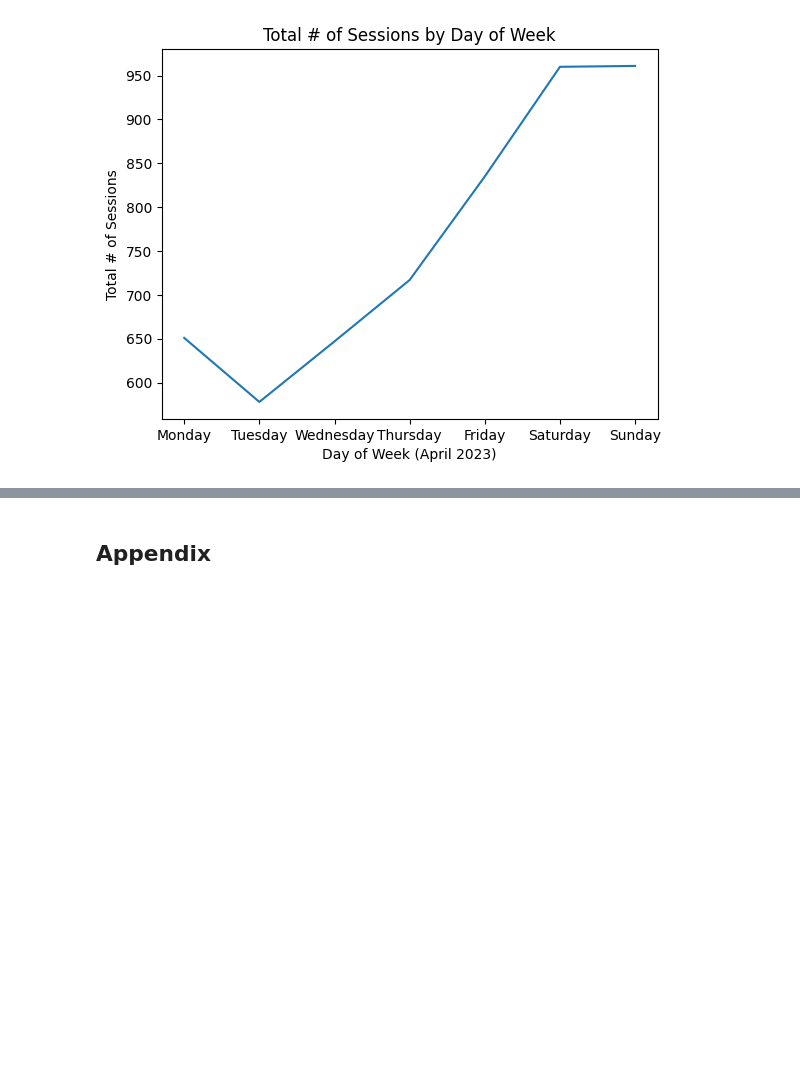
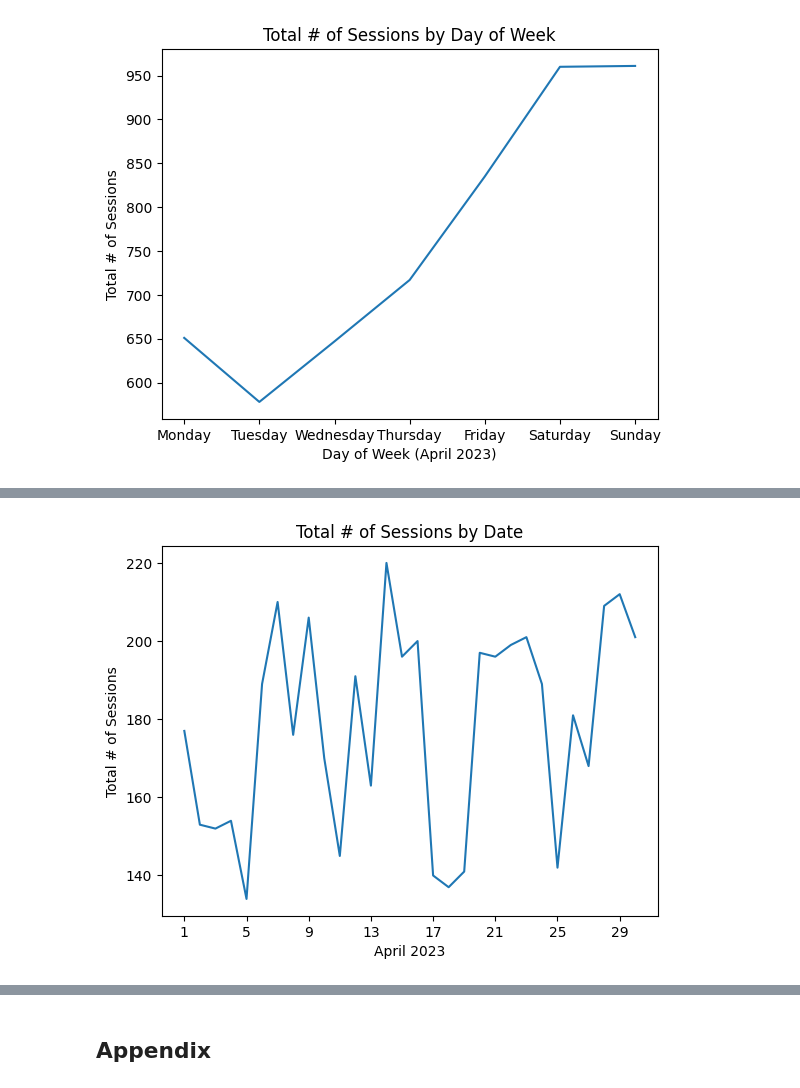
Before and after one commit to jnerurkar/ChargeZoneApr2023, a Jupyter notebook: Charge Zone Project.ipynb, the cells around one changed output, grey strips where cells are left out. Saved outputs shown, nothing was run; the diff lists cells and outputs as text; code cells hidden in the pictures; blank space fills up the shorter version.

Commit message:
More Session charts

```diff
--- a/Charge Zone Project.ipynb
+++ b/Charge Zone Project.ipynb
@@ -519,0 +520,9 @@ mp.show()
+# %%
+pivot11a = heatmap_data.pivot_table(index = 'Date', values = 'Sessions' , aggfunc = 'sum').fillna(0).astype(int)
+pivot11a.plot(title = 'Total # of Sessions by Date', xlabel = 'April 2023', ylabel = 'Total # of Sessions')
+mp.xticks(range(1, 31, 4))
+mp.legend().remove()
+mp.savefig("cz_11a.jpg")
+mp.show()
+# %% [output]
+[figure, added]
```
Also changed, not shown: parts of 9 cells of this notebook, 2 other files.
